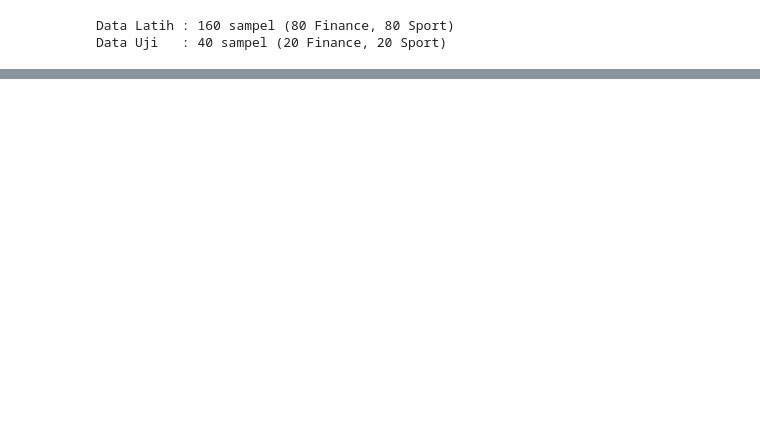
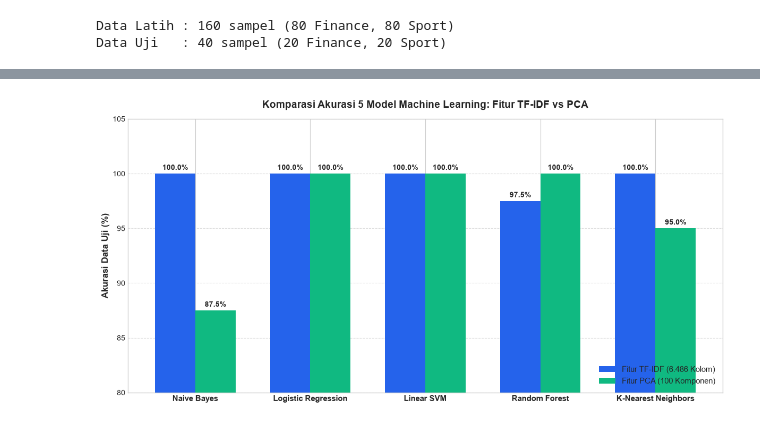
Before and after one commit to Boinkkk/Scraping-web-ppw, a Jupyter notebook: pipeline.ipynb, the cells around one changed output, grey strips where cells are left out. Cells and saved outputs as stored; diff of their text form; code cells hidden in the pictures; blank space fills up the shorter version.

```diff
--- a/pipeline.ipynb
+++ b/pipeline.ipynb
@@ -446,10 +546,10 @@ Data dibagi dengan proporsi **80% Data Latih (160 artikel)** dan **20% Data Uji
 # %%
-# Label Encoding: Sport = 1, Finance = 0
+# 1. Label Encoding: Sport = 1, Finance = 0
 y = df['kategori'].map({'sport': 1, 'finance': 0}).values
 X_tfidf = tfidf_matrix
 X_pca = pca_result
 
-# Stratified Train-Test Split (80% Train, 20% Test)
+# 2. Stratified Train-Test Split (80% Train, 20% Test)
 X_train_tf, X_test_tf, y_train, y_test = train_test_split(
     X_tfidf, y, test_size=0.2, random_state=42, stratify=y
 )
@@ -458,6 +558,9 @@ X_train_pca, X_test_pca, _, _ = train_test_split(
     X_pca, y, test_size=0.2, random_state=42, stratify=y
 )
 
+# 3. K-Fold Cross Validation Setup (5-Fold Stratified)
+cv_strategy = StratifiedKFold(n_splits=5, shuffle=True, random_state=42)
+
 print(f"Data Latih : {len(y_train)} sampel ({np.bincount(y_train)[0]} Finance, {np.bincount(y_train)[1]} Sport)")
 print(f"Data Uji   : {len(y_test)} sampel ({np.bincount(y_test)[0]} Finance, {np.bincount(y_test)[1]} Sport)")
 # %% [output]
@@ -548,0 +627,38 @@ weighted avg       1.00      1.00      1.00        40
+# %%
+# Menyiapkan data numerik untuk Grouped Bar Chart
+model_names = [r['Model'] for r in results_comparison]
+tf_acc = [r['TF-IDF Test Acc (%)'] for r in results_comparison]
+pca_acc = [r['PCA Test Acc (%)'] for r in results_comparison]
+
+x = np.arange(len(model_names))
+width = 0.35
+
+fig, ax = plt.subplots(figsize=(12, 6))
+
+rects1 = ax.bar(x - width/2, tf_acc, width, label='Fitur TF-IDF (6.486 Kolom)', color='#2563eb')
+rects2 = ax.bar(x + width/2, pca_acc, width, label='Fitur PCA (100 Komponen)', color='#10b981')
+
+ax.set_ylabel('Akurasi Data Uji (%)', fontsize=12, fontweight='bold')
+ax.set_title('Komparasi Akurasi 5 Model Machine Learning: Fitur TF-IDF vs PCA', fontsize=14, fontweight='bold', pad=15)
+ax.set_xticks(x)
+ax.set_xticklabels(model_names, fontsize=11, fontweight='bold')
+ax.set_ylim(80, 105)
+ax.legend(loc='lower right', fontsize=11)
+ax.grid(axis='y', linestyle='--', alpha=0.7)
+
+# Label angka di atas batang
+def autolabel(rects):
+    for rect in rects:
+        height = rect.get_height()
+        ax.annotate(f'{height:.1f}%',
+                    xy=(rect.get_x() + rect.get_width() / 2, height),
+                    xytext=(0, 3), textcoords="offset points",
+                    ha='center', va='bottom', fontsize=10, fontweight='bold')
+
+autolabel(rects1)
+autolabel(rects2)
+
+plt.tight_layout()
+plt.show()
+# %% [output]
+[figure, added]
```
Also changed, not shown: parts of 29 cells of this notebook, 1 other file.
